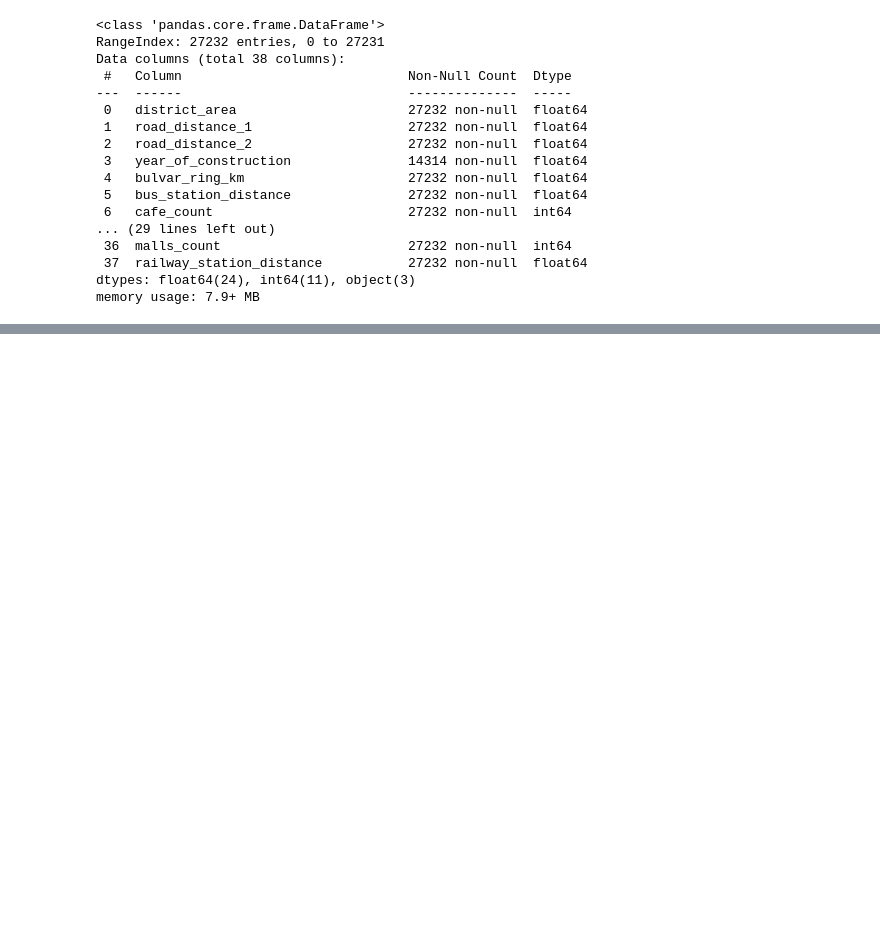
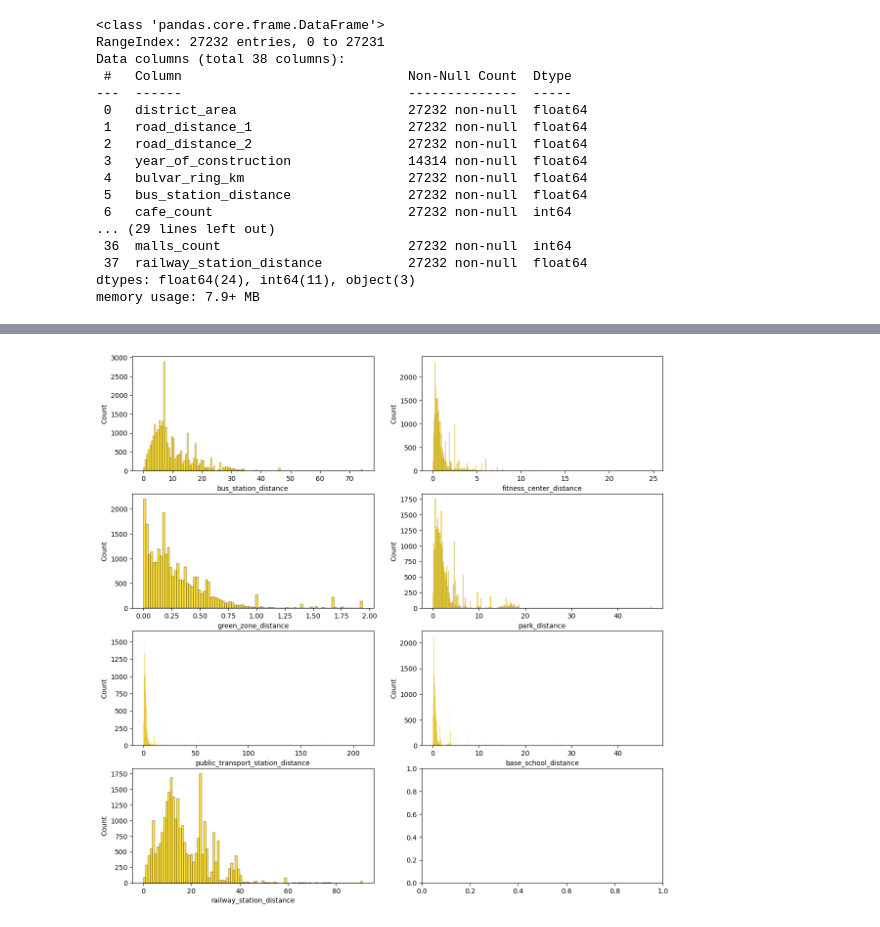
Before and after one commit to se4en/ai_masters_ml2_comp1, a Jupyter notebook: src/notebooks/eda_0.ipynb, the cells around one changed output, grey strips where cells are left out. Cells and saved outputs as stored; diff of their text form; code cells hidden in the pictures; blank space fills up the shorter version.

```diff
--- a/src/notebooks/eda_0.ipynb
+++ b/src/notebooks/eda_0.ipynb
@@ -35,0 +139,14 @@ dtype('O')
+# %%
+f_names = [
+    "bus_station_distance",
+    "fitness_center_distance",
+    "green_zone_distance",
+    "park_distance",
+    "public_transport_station_distance",
+    "base_school_distance",
+    "railway_station_distance",
+]
+# %%
+_df = train_df[f_names]
+_df_test = test_df[f_names]
+_df.describe()
@@ -35,0 +163,4 @@ dtype('O')
+# %%
+plot_hists(_df, f_names)
+# %% [output]
+[figure, added]
```
Also changed, not shown: parts of 77 cells of this notebook.
